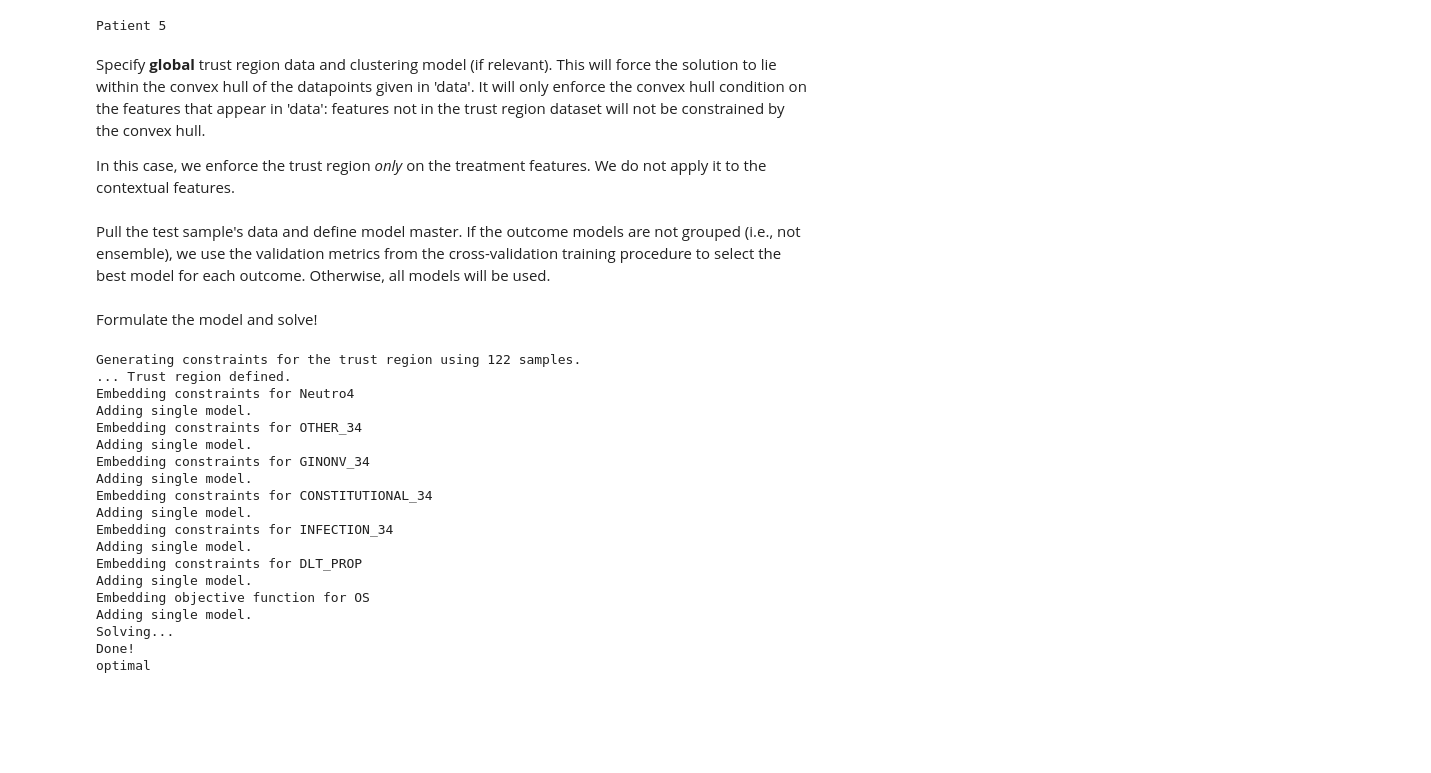
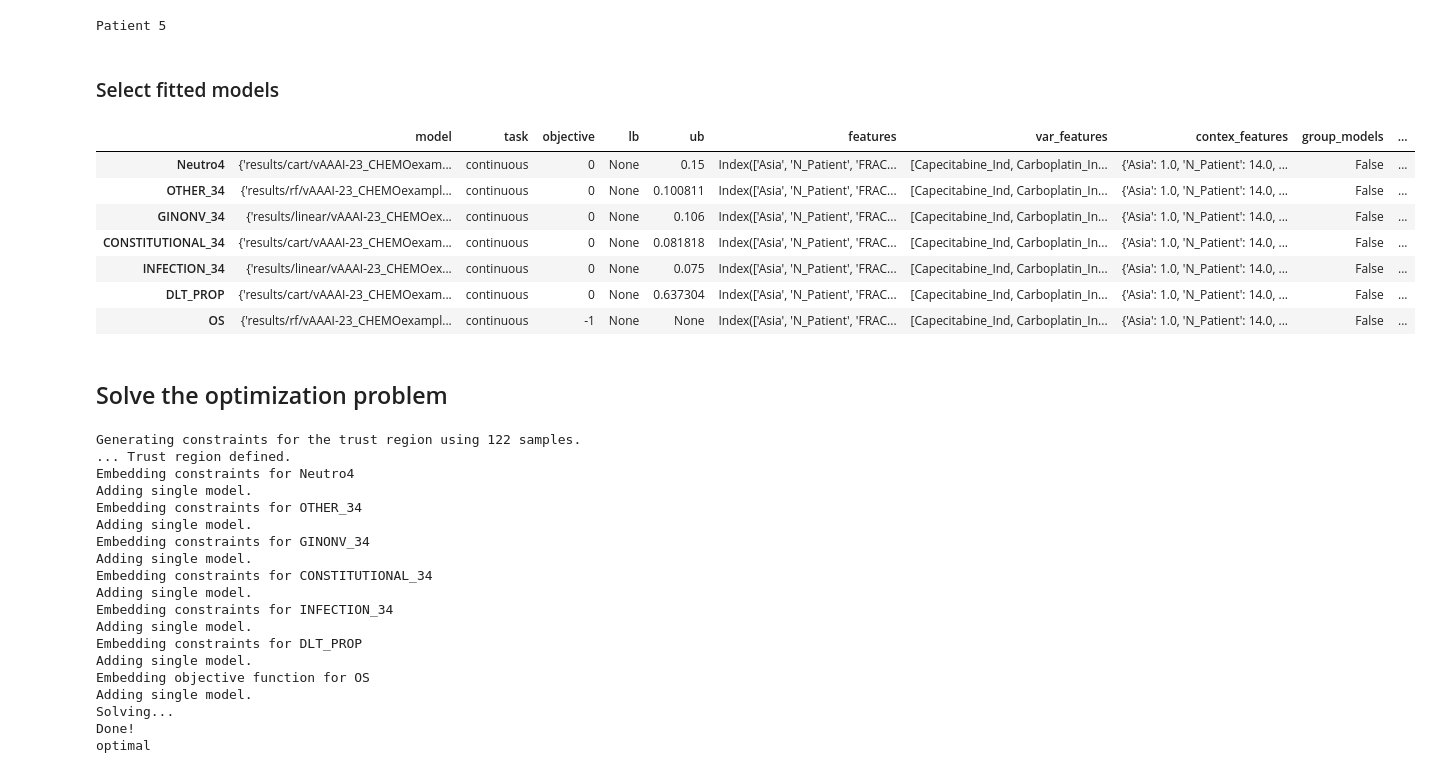
Before and after one commit to hwiberg/OptiCL, a Jupyter notebook: notebooks/Chemotherapy/Chemotherapy case study.ipynb, the cells around one changed output. Cells and saved outputs as stored; diff of their text form; code cells hidden in the pictures; blank space fills up the shorter version.

````diff
--- a/notebooks/Chemotherapy/Chemotherapy case study.ipynb
+++ b/notebooks/Chemotherapy/Chemotherapy case study.ipynb
@@ -44,9 +130,6 @@ for o in outcomes:
 ## Specify the outcomes and relevant parameters for ML training + optimization
 ```outcome_list``` is a dictionary where each key is an outcome, and each value is a dictionary corresponding to that outcome. The outcome-specific dictionary specifies relevant parameters and data for (1) ML model training and (2) the final optimization problem.
 # %%
-# Outcome list
-outcomes = gi.outcomes
-
 ## ML training parameters:
 # specify models to consider, and optionally specify a grid to search over in CV (if None, will use default grid)
 alg_dict = {'cart': None, 'linear':None, 'rf': None}
@@ -186,7 +252,3 @@ patient_ID = 5 # 2
 print("\nPatient %d" % patient_ID)
 # %% [output]
 Patient 5
-# %% [markdown]
-Specify **global** trust region data and clustering model (if relevant). This will force the solution to lie within the convex hull of the datapoints given in 'data'. It will only enforce the convex hull condition on the features that appear in 'data': features not in the trust region dataset will not be constrained by the convex hull.
-
-In this case, we enforce the trust region *only* on the treatment features. We do not apply it to the contextual features.
@@ -198,19 +255,29 @@ trust_region_specs = {'data': tr_data,
-# %% [markdown]
-Pull the test sample's data and define model master. If the outcome models are not grouped (i.e., not ensemble), we use the validation metrics from the cross-validation training procedure to select the best model for each outcome. Otherwise, all models will be used.
 # %%
 pt = datasets_test['OS'][0].loc[patient_ID, :]
 features = pt.keys()
 
 var_fts = [i for i in gi.T_cols if i in features]
 context_fts = [i for i in gi.X_cols if i in features]
+# %% [markdown]
+### Select fitted models
 # %%
 mm = opticl.initialize_model_master(outcome_list)
 mm.loc[outcomes,'group_method'] = gr_method
 mm.loc[outcomes,'max_violation'] = max_viol
 mm.loc[outcomes, 'trust_region'] = False
 mm.loc[outcomes, 'var_features'] = [var_fts]
 mm.loc[outcomes, 'contex_features'] = [{i:pt[i] for i in context_fts}]
 model_master = opticl.model_selection(mm, performance)
+model_master
+# %% [output]
+|  | model | task | objective | lb | ub | features | var_features | contex_features | group_models | ... |
+| Neutro4 | {'results/cart/vAAAI-23_CHEMOexam... | continuous | 0 | None | 0.15 | Index(['Asia', 'N_Patient', 'FRAC... | [Capecitabine_Ind, Carboplatin_In... | {'Asia': 1.0, 'N_Patient': 14.0, ... | False | ... |
+| OTHER_34 | {'results/rf/vAAAI-23_CHEMOexampl... | continuous | 0 | None | 0.100811 | Index(['Asia', 'N_Patient', 'FRAC... | [Capecitabine_Ind, Carboplatin_In... | {'Asia': 1.0, 'N_Patient': 14.0, ... | False | ... |
+| GINONV_34 | {'results/linear/vAAAI-23_CHEMOex... | continuous | 0 | None | 0.106 | Index(['Asia', 'N_Patient', 'FRAC... | [Capecitabine_Ind, Carboplatin_In... | {'Asia': 1.0, 'N_Patient': 14.0, ... | False | ... |
+| CONSTITUTIONAL_34 | {'results/cart/vAAAI-23_CHEMOexam... | continuous | 0 | None | 0.081818 | Index(['Asia', 'N_Patient', 'FRAC... | [Capecitabine_Ind, Carboplatin_In... | {'Asia': 1.0, 'N_Patient': 14.0, ... | False | ... |
+| INFECTION_34 | {'results/linear/vAAAI-23_CHEMOex... | continuous | 0 | None | 0.075 | Index(['Asia', 'N_Patient', 'FRAC... | [Capecitabine_Ind, Carboplatin_In... | {'Asia': 1.0, 'N_Patient': 14.0, ... | False | ... |
+| DLT_PROP | {'results/cart/vAAAI-23_CHEMOexam... | continuous | 0 | None | 0.637304 | Index(['Asia', 'N_Patient', 'FRAC... | [Capecitabine_Ind, Carboplatin_In... | {'Asia': 1.0, 'N_Patient': 14.0, ... | False | ... |
+| OS | {'results/rf/vAAAI-23_CHEMOexampl... | continuous | -1 | None | None | Index(['Asia', 'N_Patient', 'FRAC... | [Capecitabine_Ind, Carboplatin_In... | {'Asia': 1.0, 'N_Patient': 14.0, ... | False | ... |
-# %% [markdown]
-Formulate the model and solve!
+# %% [markdown]
+## Solve the optimization problem
 # %%
````
Also changed, not shown: parts of 23 cells of this notebook, 1 other file.
